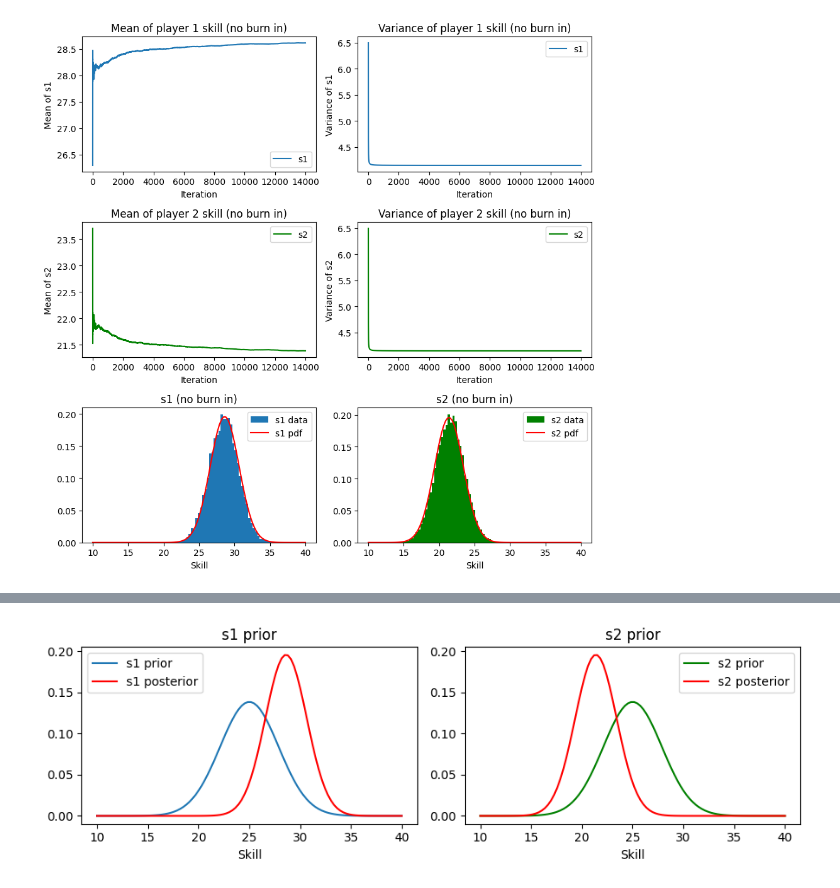
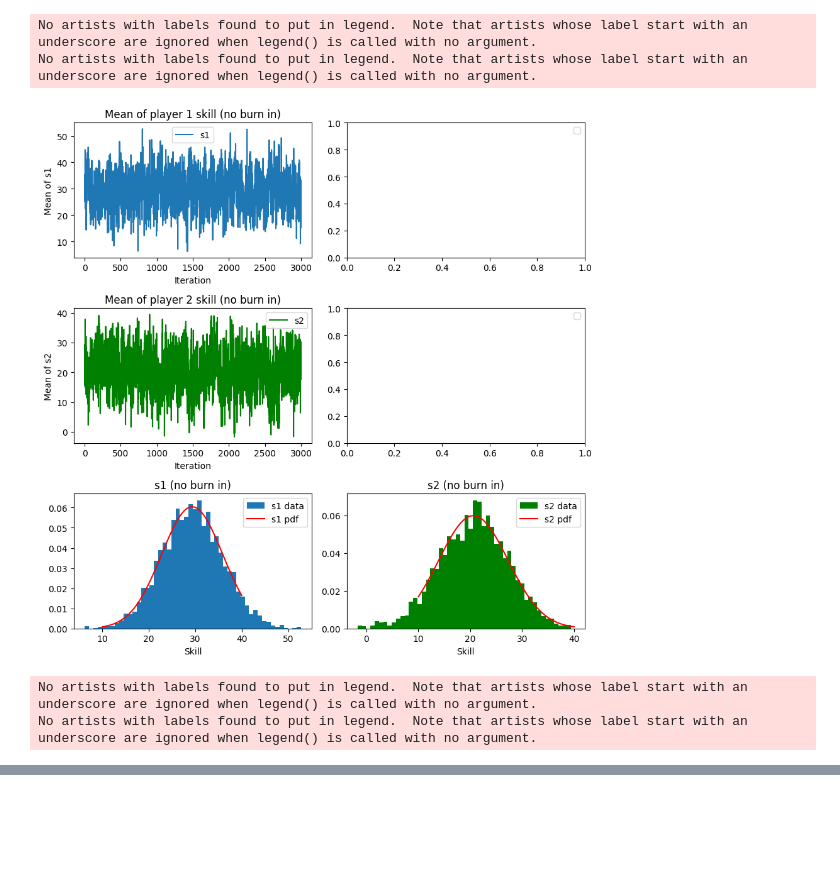
Before and after one commit to marvanG/APML-project-2023, a Jupyter notebook: Q4.ipynb, the cells around one changed output, grey strips where cells are left out. Drawn from its saved outputs; the diff is of its cells as text; code cells hidden in the pictures; blank space fills up the shorter version.

```diff
--- a/Q4.ipynb
+++ b/Q4.ipynb
@@ -45,0 +31,5 @@ s1 and s2 initial values are [24.26944505] and [22.3830518]
+# %%
+t_var = Vt
+s_sample_covar=np.linalg.inv(np.linalg.inv(s_covar)+np.transpose(A)*(1/t_var)*A)
+s_sample_covar_test=np.linalg.inv(np.linalg.inv(s_covar)+np.transpose(A) @A*(1/t_var))
+print(f'are they equal? {np.array_equal(s_sample_covar,s_sample_covar_test)}')
@@ -78,76 +104,70 @@ print(len(s2_list))
 # %%
-burn_in = 1500
+# Plotting
 from scipy import stats
-no_burn_in = 1 # problems plotting with = 0 so we set it to 1
-burn_list = [no_burn_in, burn_in]
-for i in range(len(burn_list)):
-    burn = burn_list[i]
+
+for i in range(2):
 
     fig, axes = plt.subplots(nrows=3, ncols=2, figsize=(9, 9))
 
-    burn_title = '(no burn in)' if burn == no_burn_in else '(with burn in)'
+    burn = 0 if i==0 else burn_in
+    burn_title = '(no burn in)' if i==0 else '(with burn in)'
 
     # Player 1
     # Plot the mean of s1 (skill of player 1)
-    axes[0, 0].plot(range(burn, samples), mean_s1[burn:], label='s1')
+    axes[0, 0].plot(range(burn, samples), s1_list[burn:], label='s1')
     axes[0, 0].set_title(f'Mean of player 1 skill {burn_title}')
     axes[0, 0].set_xlabel('Iteration')
     axes[0, 0].set_ylabel('Mean of s1')
 
-    # Plot the variance of s1 (skill of player 1)
-    axes[0, 1].plot(range(burn, samples), dev_s1[burn:], label='s1')
-    axes[0, 1].set_title(f'Variance of player 1 skill {burn_title}')
-    axes[0, 1].set_xlabel('Iteration')
-    axes[0, 1].set_ylabel('Variance of s1')
 
     # Player 2
     # Plot the mean of s2 (skill of player 2)
-    axes[1, 0].plot(range(burn, samples), mean_s2[burn:], label='s2', color='g')
+    axes[1, 0].plot(range(burn, samples), s2_list[burn:], label='s2', color='g')
     axes[1, 0].set_title(f'Mean of player 2 skill {burn_title}')
     axes[1, 0].set_xlabel('Iteration')
     axes[1, 0].set_ylabel('Mean of s2')
 
-    # Plot the variance of s2 (skill of player 2)
-    axes[1, 1].plot(range(burn, samples), dev_s2[burn:], label='s2', color='g')
-    axes[1, 1].set_title(f'Variance of player 2 skill {burn_title}')
-    axes[1, 1].set_xlabel('Iteration')
-    axes[1, 1].set_ylabel('Variance of s2')
 
     # Create pdf for player s1 and player s2
-    x_span = np.linspace(10, 40, 100)     ############# change this to fit the data
+    x_span = np.linspace(10, 40, 100)
+
     axes[2, 0].hist(s1_list[burn:], bins=50, density=True, label=f's1 data')
-    axes[2, 0].plot(x_span, stats.norm.pdf(x_span, mean_s1[-1], np.sqrt(dev_s1[-1])), 'r', label=f's1 pdf')
+    axes[2, 0].plot(x_span, stats.norm.pdf(x_span, s1_mean, np.sqrt(s1_var)), 'r', label=f's1 pdf')
     axes[2, 0].set_title(f's1 {burn_title}')
     axes[2, 0].set_xlabel('Skill')
 
     axes[2, 1].hist(s2_list[burn:], bins=50, density=True, color='g', label=f's2 data')
-    axes[2, 1].plot(x_span, stats.norm.pdf(x_span, mean_s2[-1], np.sqrt(dev_s2[-1])), 'r', label=f's2 pdf')
+    axes[2, 1].plot(x_span, stats.norm.pdf(x_span, s2_mean, np.sqrt(s2_var)), 'r', label=f's2 pdf')
     axes[2, 1].set_title(f's2 {burn_title}')
     axes[2, 1].set_xlabel('Skill')
 
     for ax in axes.ravel():
         ax.legend()
 
 
     plt.tight_layout()
     plt.show()
 
-# Plot prior p(s1) and p(s2) to compare with the posterior
-fig, axes = plt.subplots(nrows=1, ncols=2, figsize=(9, 3))
-x_span = np.linspace(10, 40, 100)     ############# change this to fit the data
+# # Plot prior p(s1) and p(s2) to compare with the posterior
+# fig, axes = plt.subplots(nrows=1, ncols=2, figsize=(9, 3))
+# x_span = np.linspace(10, 40, 100)     ############# change this to fit the data
 
-axes[0].plot(x_span, stats.norm.pdf(x_span, mean_s1[0], np.sqrt(dev_s1[0])), label=f's1 prior') # prior s1
-axes[0].plot(x_span, stats.norm.pdf(x_span, mean_s1[-1], np.sqrt(dev_s1[-1])), 'r', label=f's1 posterior') # posterior s1
-axes[1].plot(x_span, stats.norm.pdf(x_span, mean_s2[0], np.sqrt(dev_s2[0])), 'g', label=f's2 prior') # prior s2
-axes[1].plot(x_span, stats.norm.pdf(x_span, mean_s2[-1], np.sqrt(dev_s2[-1])), 'r', label=f's2 posterior') # posterior s2
+# axes[0].plot(x_span, stats.norm.pdf(x_span, mean_s1[0], np.sqrt(dev_s1[0])), label=f's1 prior') # prior s1
+# axes[0].plot(x_span, stats.norm.pdf(x_span, mean_s1[-1], np.sqrt(dev_s1[-1])), 'r', label=f's1 posterior') # posterior s1
+# axes[1].plot(x_span, stats.norm.pdf(x_span, mean_s2[0], np.sqrt(dev_s2[0])), 'g', label=f's2 prior') # prior s2
+# axes[1].plot(x_span, stats.norm.pdf(x_span, mean_s2[-1], np.sqrt(dev_s2[-1])), 'r', label=f's2 posterior') # posterior s2
 
-axes[0].set_title(f's1 prior')
-axes[1].set_title(f's2 prior')
-axes[0].set_xlabel('Skill')
-axes[1].set_xlabel('Skill')
-for ax in axes.ravel():
-        ax.legend()
-plt.tight_layout()
-plt.show()
+# axes[0].set_title(f's1 prior')
+# axes[1].set_title(f's2 prior')
+# axes[0].set_xlabel('Skill')
+# axes[1].set_xlabel('Skill')
+# for ax in axes.ravel():
+#         ax.legend()
+# plt.tight_layout()
+# plt.show()
 # %% [output]
+No artists with labels found to put in legend.  Note that artists whose label start with an underscore are ignored when legend() is called with no argument.
+No artists with labels found to put in legend.  Note that artists whose label start with an underscore are ignored when legend() is called with no argument.
-[figure, old version]
+[figure, new version]
+No artists with labels found to put in legend.  Note that artists whose label start with an underscore are ignored when legend() is called with no argument.
+No artists with labels found to put in legend.  Note that artists whose label start with an underscore are ignored when legend() is called with no argument.
@@ -155 +174,0 @@ plt.show()
-[figure, removed]
```
Also changed, not shown: parts of 6 cells of this notebook, 2 other files.
